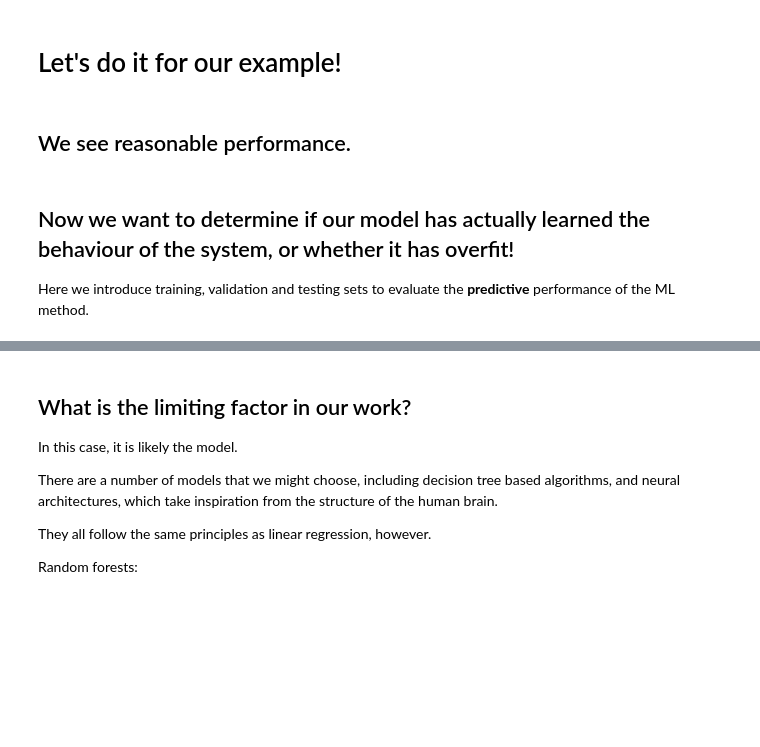
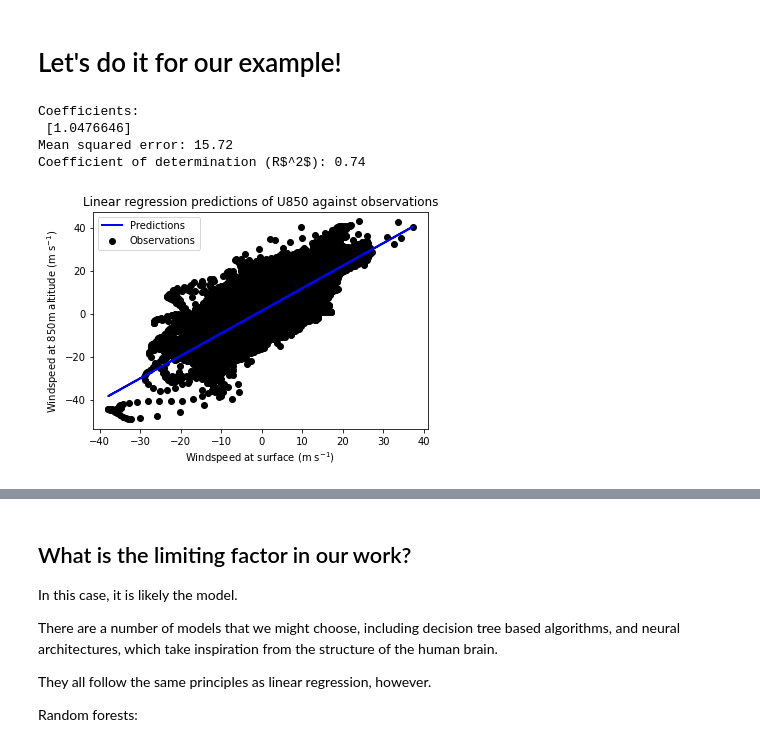
Before and after one commit to Ira-Shokar/CCFCS-Machine-Learning-Workshop, a Jupyter notebook: intro_to_ML.ipynb, the cells around one changed output, grey strips where cells are left out. Drawn from its saved outputs; the diff is of its cells as text; code cells hidden in the pictures; blank space fills up the shorter version.

Commit message:
Updated intro_to_ml notebook

```diff
--- a/intro_to_ML.ipynb
+++ b/intro_to_ML.ipynb
@@ -74,39 +181,49 @@ Gradient descent is the mule of machine learning. It carries the whole endeavour
 # %% [markdown]
 # Let's do it for our example!
+# %%
+UBOT = ds.UBOT.values[0] # let's take this as our x
+U850 = ds.U850.values[0] # let's take this as y
 # %%
 ## Code which runs linear regression
 
-## Really I would like to output the performance of the model at different values of the loss function.
+## Here we simply split the data into train and test datasets.
 
-X_train, X_test, y_train, y_test = train_test_split(X, y, test_size=0.33, random_state=42)
+X_train_2d, X_test_2d, y_train_2d, y_test_2d = train_test_split(UBOT, U850, test_size=0.33, random_state=42)
+
+X_train = X_train_2d.flatten()
+X_test = X_test_2d.flatten()
+y_train = y_train_2d.flatten()
+y_test = y_test_2d.flatten()
 
 # Create linear regression object
 regr = linear_model.LinearRegression()
 
 # Train the model using the training sets
-regr.fit(X_train, y_train)
+regr.fit(X_train.reshape(-1, 1), y_train)
 
 # Make predictions using the testing set
-y_pred = regr.predict(X_test)
+y_pred = regr.predict(X_test.reshape(-1, 1))
 
-# The coefficients
+# The coefficient
 print("Coefficients: \n", regr.coef_)
 # The mean squared error
 print("Mean squared error: %.2f" % mean_squared_error(y_test, y_pred))
 # The coefficient of determination: 1 is perfect prediction
-print("Coefficient of determination: %.2f" % r2_score(y_test, y_pred))
+print("Coefficient of determination (R$^2$): %.2f" % r2_score(y_test, y_pred))
 
 # Plot outputs
-plt.scatter(X_test, y_test, color="black")
-plt.plot(X_test, y_pred, color="blue", linewidth=3)
 
-plt.xticks(())
-plt.yticks(())
+plt.scatter(X_test, y_test, color="black", label='Observations')
+plt.plot(X_test, y_pred, color="blue", linewidth=2, label='Predictions')
+plt.title('Linear regression predictions of U850 against observations')
+plt.xlabel('Windspeed at surface (m s$^{-1}$)')
+plt.ylabel('Windspeed at 850m altitude (m s$^{-1}$)')
+plt.legend()
 
 plt.show()
+# %% [output]
+Coefficients:
+ [1.0476646]
+Mean squared error: 15.72
+Coefficient of determination (R$^2$): 0.74
+[figure, added]
-# %% [markdown]
-## We see reasonable performance.
-# %% [markdown]
-## Now we want to determine if our model has actually learned the behaviour of the system, or whether it has overfit!
-
-Here we introduce training, validation and testing sets to evaluate the **predictive** performance of the ML method.
```
Also changed, not shown: parts of 25 cells of this notebook.
